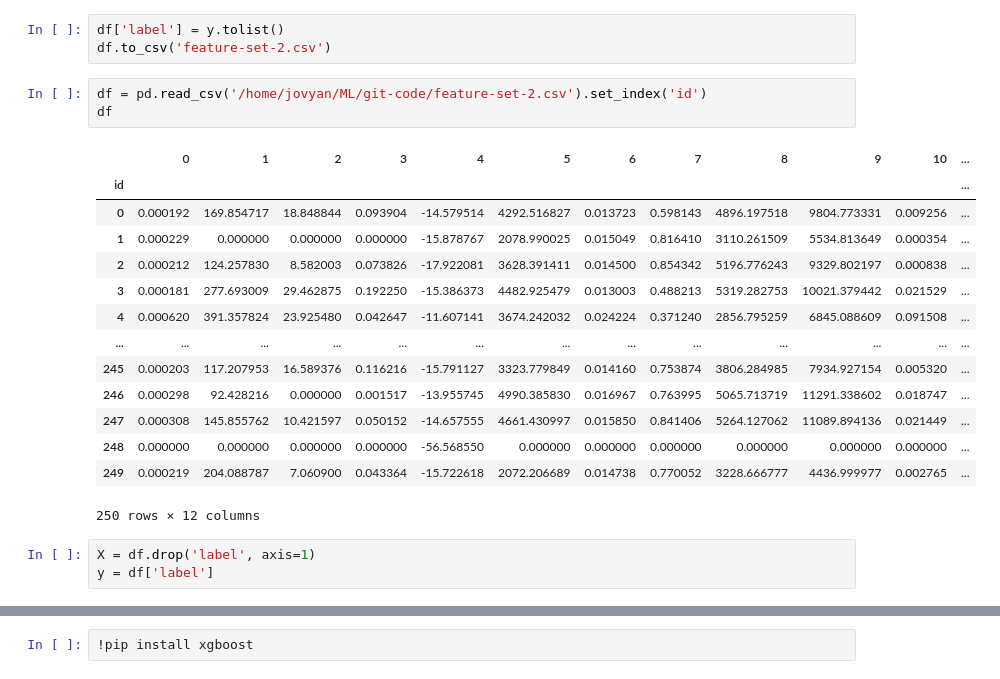
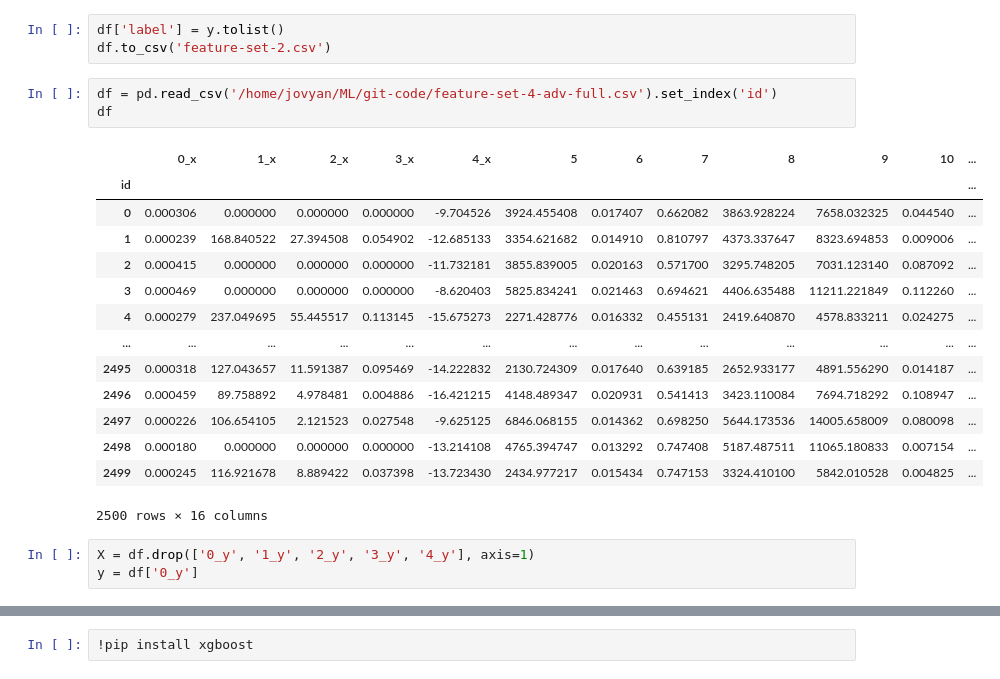
Before and after one commit to arkochatterjee/qmul-mLEnd-project, a Jupyter notebook: basic.ipynb, the cells around one changed output, grey strips where cells are left out. Cells and saved outputs as stored; diff of their text form.

Commit message:
feat: tried with full dataset for basic + adv ques

```diff
--- a/basic.ipynb
+++ b/basic.ipynb
@@ -261,23 +236,23 @@ numpy.ndarray
 df['label'] = y.tolist()
 df.to_csv('feature-set-2.csv')
 # %%
-df = pd.read_csv('/home/jovyan/ML/git-code/feature-set-2.csv').set_index('id')
+df = pd.read_csv('/home/jovyan/ML/git-code/feature-set-4-adv-full.csv').set_index('id')
 df
 # %% [output]
-|  | 0 | 1 | 2 | 3 | 4 | 5 | 6 | 7 | 8 | 9 | 10 | ... |
+|  | 0_x | 1_x | 2_x | 3_x | 4_x | 5 | 6 | 7 | 8 | 9 | 10 | ... |
 | id |  |  |  |  |  |  |  |  |  |  |  | ... |
-| 0 | 0.000192 | 169.854717 | 18.848844 | 0.093904 | -14.579514 | 4292.516827 | 0.013723 | 0.598143 | 4896.197518 | 9804.773331 | 0.009256 | ... |
-| 1 | 0.000229 | 0.000000 | 0.000000 | 0.000000 | -15.878767 | 2078.990025 | 0.015049 | 0.816410 | 3110.261509 | 5534.813649 | 0.000354 | ... |
-| 2 | 0.000212 | 124.257830 | 8.582003 | 0.073826 | -17.922081 | 3628.391411 | 0.014500 | 0.854342 | 5196.776243 | 9329.802197 | 0.000838 | ... |
-| 3 | 0.000181 | 277.693009 | 29.462875 | 0.192250 | -15.386373 | 4482.925479 | 0.013003 | 0.488213 | 5319.282753 | 10021.379442 | 0.021529 | ... |
-| 4 | 0.000620 | 391.357824 | 23.925480 | 0.042647 | -11.607141 | 3674.242032 | 0.024224 | 0.371240 | 2856.795259 | 6845.088609 | 0.091508 | ... |
+| 0 | 0.000306 | 0.000000 | 0.000000 | 0.000000 | -9.704526 | 3924.455408 | 0.017407 | 0.662082 | 3863.928224 | 7658.032325 | 0.044540 | ... |
+| 1 | 0.000239 | 168.840522 | 27.394508 | 0.054902 | -12.685133 | 3354.621682 | 0.014910 | 0.810797 | 4373.337647 | 8323.694853 | 0.009006 | ... |
+| 2 | 0.000415 | 0.000000 | 0.000000 | 0.000000 | -11.732181 | 3855.839005 | 0.020163 | 0.571700 | 3295.748205 | 7031.123140 | 0.087092 | ... |
+| 3 | 0.000469 | 0.000000 | 0.000000 | 0.000000 | -8.620403 | 5825.834241 | 0.021463 | 0.694621 | 4406.635488 | 11211.221849 | 0.112260 | ... |
+| 4 | 0.000279 | 237.049695 | 55.445517 | 0.113145 | -15.675273 | 2271.428776 | 0.016332 | 0.455131 | 2419.640870 | 4578.833211 | 0.024275 | ... |
 | ... | ... | ... | ... | ... | ... | ... | ... | ... | ... | ... | ... | ... |
-| 245 | 0.000203 | 117.207953 | 16.589376 | 0.116216 | -15.791127 | 3323.779849 | 0.014160 | 0.753874 | 3806.284985 | 7934.927154 | 0.005320 | ... |
-| 246 | 0.000298 | 92.428216 | 0.000000 | 0.001517 | -13.955745 | 4990.385830 | 0.016967 | 0.763995 | 5065.713719 | 11291.338602 | 0.018747 | ... |
-| 247 | 0.000308 | 145.855762 | 10.421597 | 0.050152 | -14.657555 | 4661.430997 | 0.015850 | 0.841406 | 5264.127062 | 11089.894136 | 0.021449 | ... |
-| 248 | 0.000000 | 0.000000 | 0.000000 | 0.000000 | -56.568550 | 0.000000 | 0.000000 | 0.000000 | 0.000000 | 0.000000 | 0.000000 | ... |
-| 249 | 0.000219 | 204.088787 | 7.060900 | 0.043364 | -15.722618 | 2072.206689 | 0.014738 | 0.770052 | 3228.666777 | 4436.999977 | 0.002765 | ... |
+| 2495 | 0.000318 | 127.043657 | 11.591387 | 0.095469 | -14.222832 | 2130.724309 | 0.017640 | 0.639185 | 2652.933177 | 4891.556290 | 0.014187 | ... |
+| 2496 | 0.000459 | 89.758892 | 4.978481 | 0.004886 | -16.421215 | 4148.489347 | 0.020931 | 0.541413 | 3423.110084 | 7694.718292 | 0.108947 | ... |
+| 2497 | 0.000226 | 106.654105 | 2.121523 | 0.027548 | -9.625125 | 6846.068155 | 0.014362 | 0.698250 | 5644.173536 | 14005.658009 | 0.080098 | ... |
+| 2498 | 0.000180 | 0.000000 | 0.000000 | 0.000000 | -13.214108 | 4765.394747 | 0.013292 | 0.747408 | 5187.487511 | 11065.180833 | 0.007154 | ... |
+| 2499 | 0.000245 | 116.921678 | 8.889422 | 0.037398 | -13.723430 | 2434.977217 | 0.015434 | 0.747153 | 3324.410100 | 5842.010528 | 0.004825 | ... |
-250 rows × 12 columns
+2500 rows × 16 columns
 # %%
-X = df.drop('label', axis=1)
-y = df['label']
+X = df.drop(['0_y', '1_y', '2_y', '3_y', '4_y'], axis=1)
+y = df['0_y']
```
Also changed, not shown: parts of 18 cells of this notebook, 4 other files.
